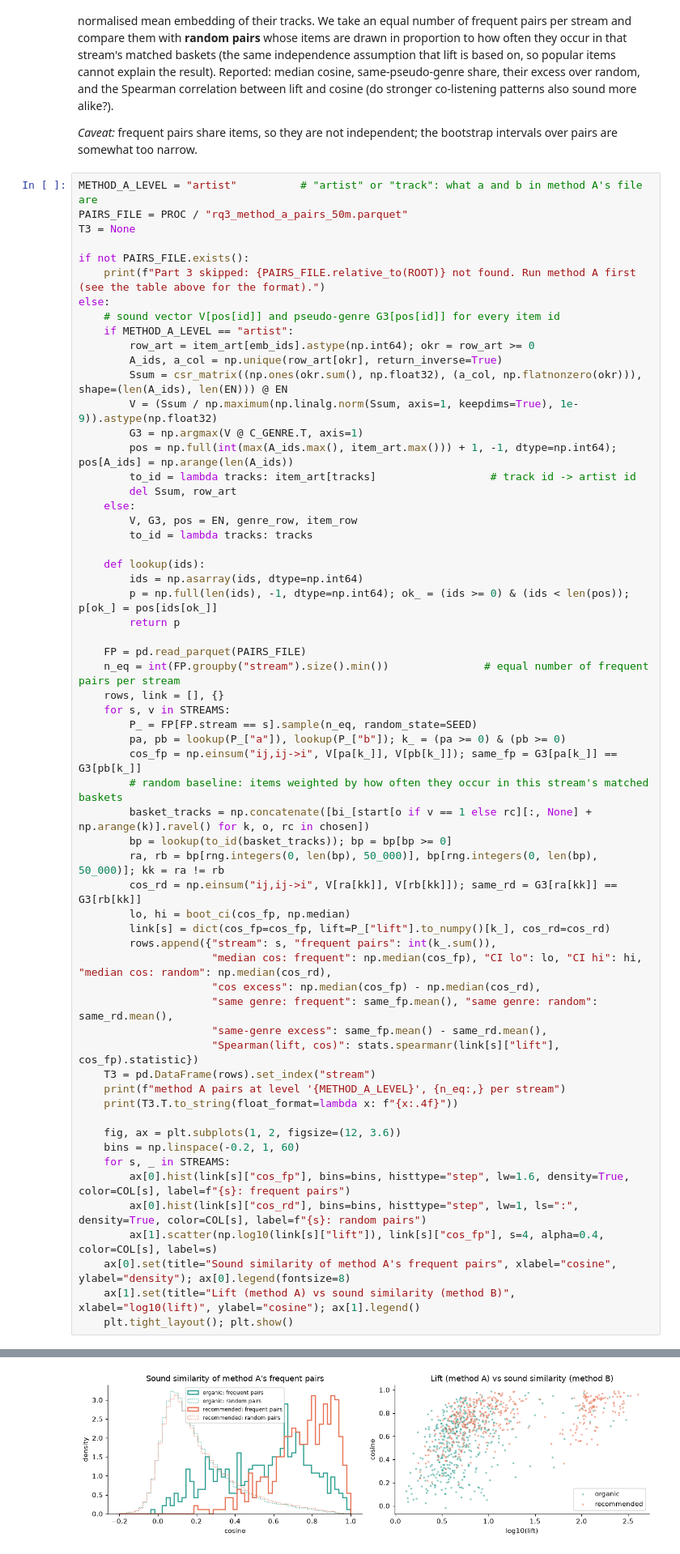
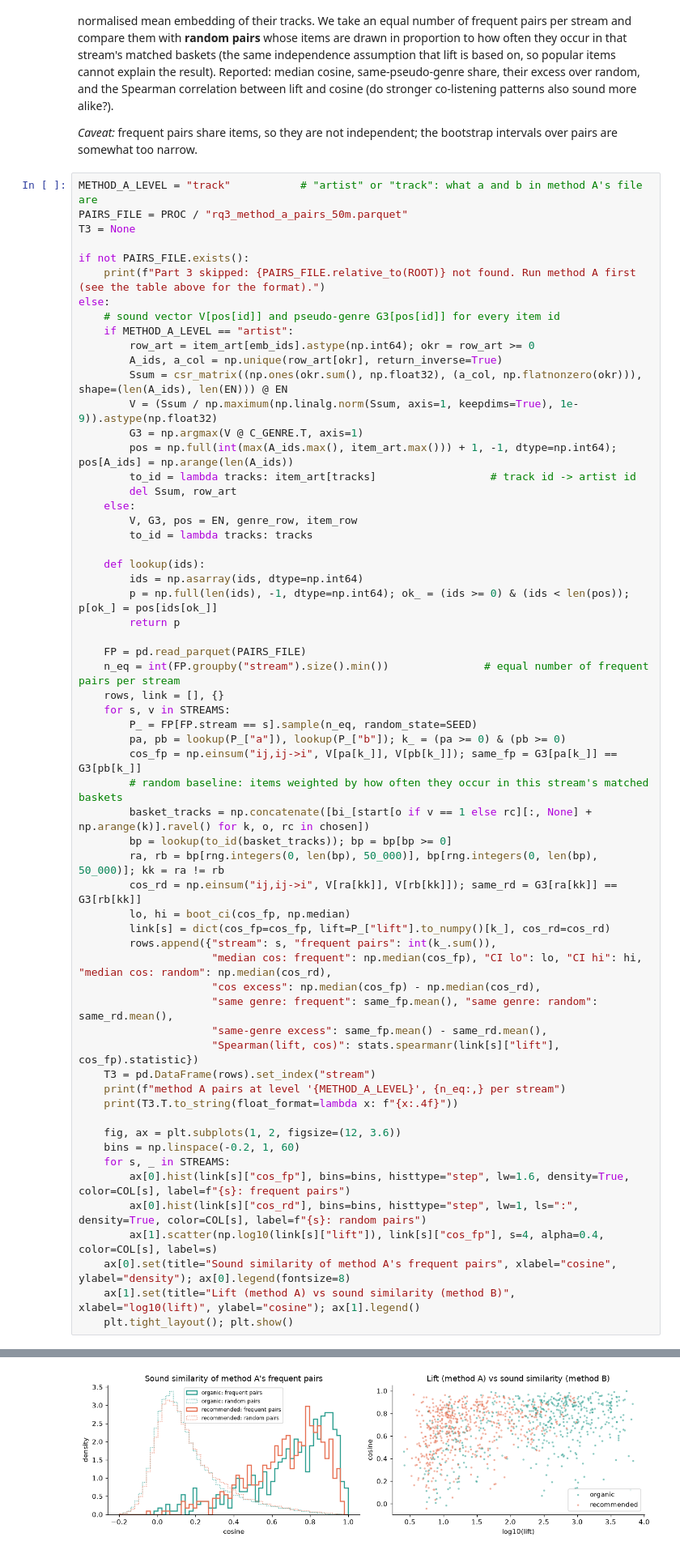
Before and after one commit to vasilis-kon/Computational-Tools-Project, a Jupyter notebook: notebooks/04_rq3_method_b_sound_neighbours.ipynb, the cells around one changed output, grey strips where cells are left out. Shown at 81% size. Drawn from its saved outputs; the diff is of its cells as text.

```diff
--- a/notebooks/04_rq3_method_b_sound_neighbours.ipynb
+++ b/notebooks/04_rq3_method_b_sound_neighbours.ipynb
@@ -476,7 +476,7 @@ between lift and cosine (do stronger co-listening patterns also sound more alike
 
 *Caveat:* frequent pairs share items, so they are not independent; the bootstrap intervals over pairs are somewhat too narrow.
 # %%
-METHOD_A_LEVEL = "artist"          # "artist" or "track": what a and b in method A's file are
+METHOD_A_LEVEL = "track"           # "artist" or "track": what a and b in method A's file are
 PAIRS_FILE = PROC / "rq3_method_a_pairs_50m.parquet"
 T3 = None
 
@@ -551,4 +551,4 @@ Spearman(lift, cos)    0.4239       0.5605
-[figure, old version]
+[figure, new version]
 # %% [markdown]
 ## 8. Summary of method B
 
```
Also changed, not shown: parts of 6 cells of this notebook, 3 other files.
